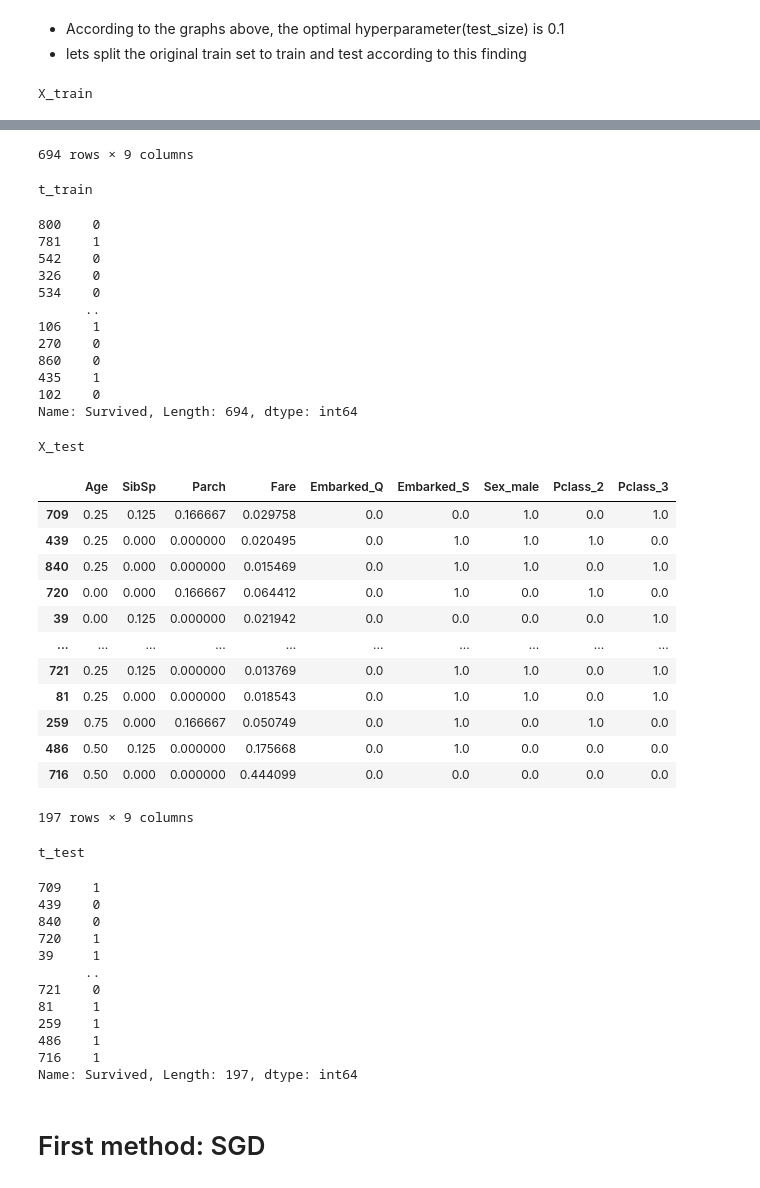
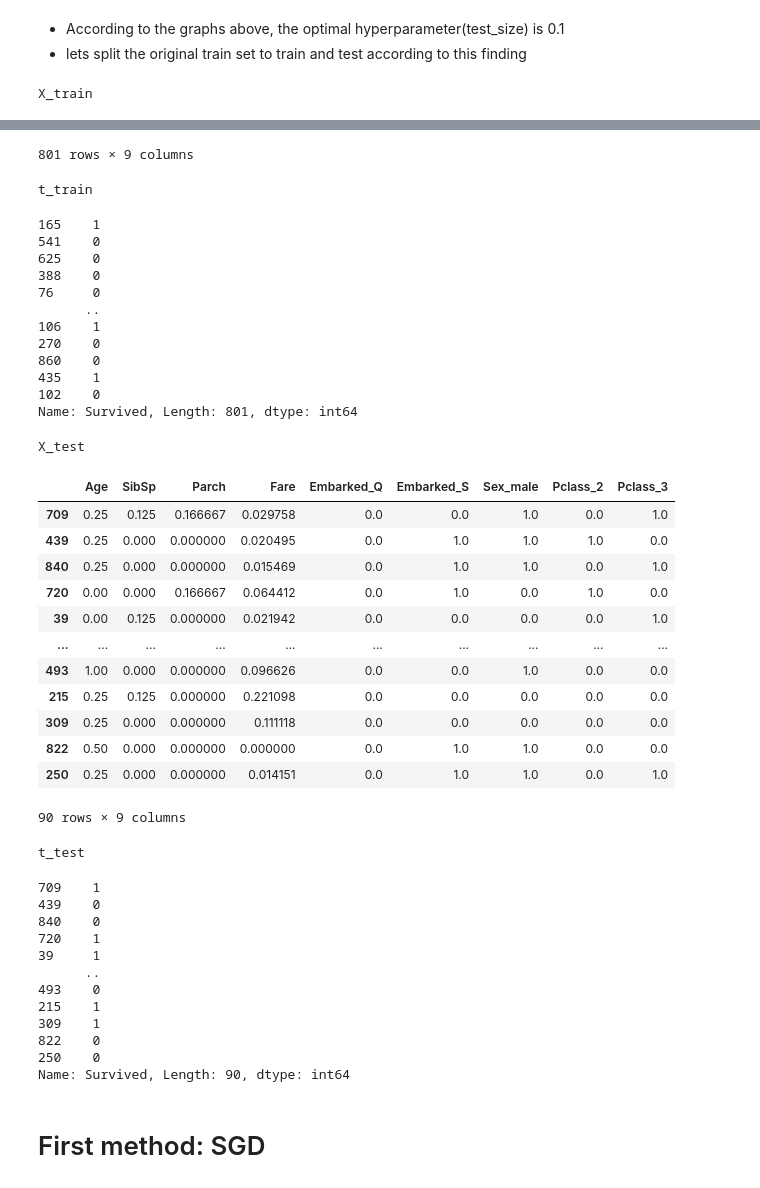
Before and after one commit to DorFerenc/Kaggle-ML-course, a Jupyter notebook: titanic-log.ipynb, the cells around one changed output, grey strips where cells are left out. Cells and saved outputs as stored; diff of their text form; code cells hidden in the pictures.

```diff
--- a/titanic-log.ipynb
+++ b/titanic-log.ipynb
@@ -991,7 +991,7 @@ plot_score_and_loss_by_split(X, t)
 # %%
 # split the data to train and validation
 X_train, X_test, t_train, t_test = sklearn.model_selection.train_test_split(
-    X, t, test_size=0.22, random_state=42)
+    X, t, test_size=0.1, random_state=42)
 print('X_train')
 display(X_train)
 print()
@@ -1014,37 +1014,37 @@ X_train
 | ... | ... | ... | ... | ... | ... | ... | ... | ... | ... |
 | 106 | 0.25 | 0.000 | 0.000000 | 0.014932 | 0.0 | 1.0 | 0.0 | 0.0 | 1.0 |
 | 270 | 0.25 | 0.000 | 0.000000 | 0.060508 | 0.0 | 1.0 | 1.0 | 0.0 | 0.0 |
 | 860 | 0.50 | 0.250 | 0.000000 | 0.027538 | 0.0 | 1.0 | 1.0 | 0.0 | 1.0 |
 | 435 | 0.00 | 0.125 | 0.333333 | 0.234224 | 0.0 | 1.0 | 0.0 | 0.0 | 0.0 |
 | 102 | 0.25 | 0.000 | 0.166667 | 0.150855 | 0.0 | 1.0 | 1.0 | 0.0 | 0.0 |
-694 rows × 9 columns
+801 rows × 9 columns
 t_train
-800    0
-781    1
-542    0
-326    0
-534    0
+165    1
+541    0
+625    0
+388    0
+76     0
       ..
 106    1
 270    0
 860    0
 435    1
 102    0
-Name: Survived, Length: 694, dtype: int64
+Name: Survived, Length: 801, dtype: int64
 X_test
 |  | Age | SibSp | Parch | Fare | Embarked_Q | Embarked_S | Sex_male | Pclass_2 | Pclass_3 |
 | 709 | 0.25 | 0.125 | 0.166667 | 0.029758 | 0.0 | 0.0 | 1.0 | 0.0 | 1.0 |
 | 439 | 0.25 | 0.000 | 0.000000 | 0.020495 | 0.0 | 1.0 | 1.0 | 1.0 | 0.0 |
 | 840 | 0.25 | 0.000 | 0.000000 | 0.015469 | 0.0 | 1.0 | 1.0 | 0.0 | 1.0 |
 | 720 | 0.00 | 0.000 | 0.166667 | 0.064412 | 0.0 | 1.0 | 0.0 | 1.0 | 0.0 |
 | 39 | 0.00 | 0.125 | 0.000000 | 0.021942 | 0.0 | 0.0 | 0.0 | 0.0 | 1.0 |
 | ... | ... | ... | ... | ... | ... | ... | ... | ... | ... |
-| 721 | 0.25 | 0.125 | 0.000000 | 0.013769 | 0.0 | 1.0 | 1.0 | 0.0 | 1.0 |
-| 81 | 0.25 | 0.000 | 0.000000 | 0.018543 | 0.0 | 1.0 | 1.0 | 0.0 | 1.0 |
-| 259 | 0.75 | 0.000 | 0.166667 | 0.050749 | 0.0 | 1.0 | 0.0 | 1.0 | 0.0 |
-| 486 | 0.50 | 0.125 | 0.000000 | 0.175668 | 0.0 | 1.0 | 0.0 | 0.0 | 0.0 |
-| 716 | 0.50 | 0.000 | 0.000000 | 0.444099 | 0.0 | 0.0 | 0.0 | 0.0 | 0.0 |
+| 493 | 1.00 | 0.000 | 0.000000 | 0.096626 | 0.0 | 0.0 | 1.0 | 0.0 | 0.0 |
+| 215 | 0.25 | 0.125 | 0.000000 | 0.221098 | 0.0 | 0.0 | 0.0 | 0.0 | 0.0 |
+| 309 | 0.25 | 0.000 | 0.000000 | 0.111118 | 0.0 | 0.0 | 0.0 | 0.0 | 0.0 |
+| 822 | 0.50 | 0.000 | 0.000000 | 0.000000 | 0.0 | 1.0 | 1.0 | 0.0 | 0.0 |
+| 250 | 0.25 | 0.000 | 0.000000 | 0.014151 | 0.0 | 1.0 | 1.0 | 0.0 | 1.0 |
-197 rows × 9 columns
+90 rows × 9 columns
 t_test
 709    1
 439    0
@@ -1052,12 +1052,12 @@ t_test
 720    1
 39     1
       ..
-721    0
-81     1
-259    1
-486    1
-716    1
-Name: Survived, Length: 197, dtype: int64
+493    0
+215    1
+309    1
+822    0
+250    0
+Name: Survived, Length: 90, dtype: int64
 # %% [markdown]
 # First method: SGD
 # %%
```
Also changed, not shown: parts of 6 cells of this notebook.
